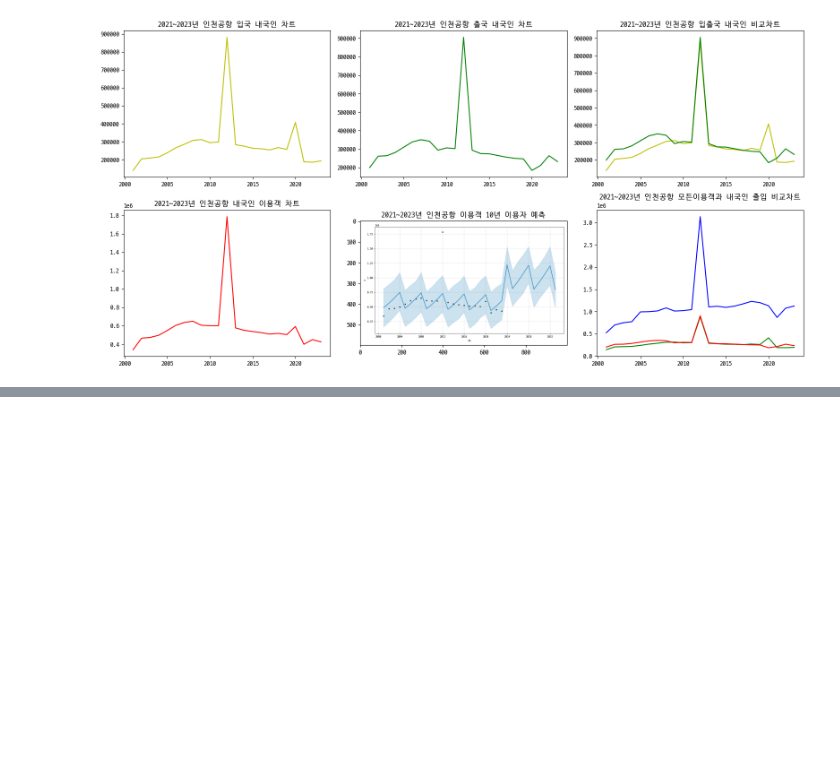
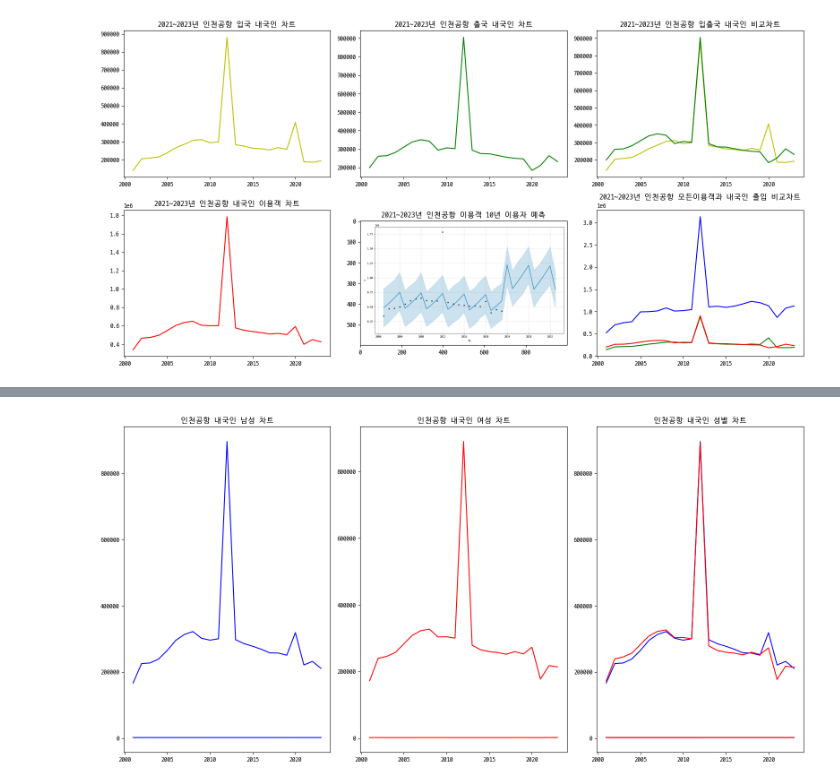
Before and after one commit to pmj8298/team_study, a Jupyter notebook: 공항/python11_인천공항이용자수분석Team.ipynb, the cells around one changed output, grey strips where cells are left out. Drawn from its saved outputs; the diff is of its cells as text; code cells hidden in the pictures; blank space fills up the shorter version.

```diff
--- a/공항/python11_인천공항이용자수분석Team.ipynb
+++ b/공항/python11_인천공항이용자수분석Team.ipynb
@@ -286,0 +321,4 @@ plt.show()
+# %%
+# filter_w의 기준에 적합한 데이터들을 연도별로 묶고, 해당 연도별 value의 합을 total에 넣어 woman_data 데이터프레임 생성
+woman_data = team_data[filter_w].groupby("year")["value"].sum().reset_index(name="total")
+# woman_data  확인용 출력코드
@@ -286,0 +334,19 @@ plt.show()
+# %%
+# 그래프 출력
+import matplotlib.pyplot as plt
+
+fig, axs = plt.subplots(1,3,figsize=(16,8))  # 1*3 1차원 서브플롯 생성
+
+axs[0].plot(man_data["year"], man_data, color="b")
+axs[1].plot(woman_data["year"], woman_data, color="r")
+axs[2].plot(man_data["year"], man_data, color="b")
+axs[2].plot(man_data["year"], woman_data, color="r")
+axs[0].set_title("인천공항 내국인 남성 차트")
+axs[1].set_title("인천공항 내국인 여성 차트")
+axs[2].set_title("인천공항 내국인 성별 차트")
+
+# axins = fig.add_axes(axs[1,1])
+plt.tight_layout()
+plt.show()
+# %% [output]
+[figure, added]
```
Also changed, not shown: parts of 6 cells of this notebook.
